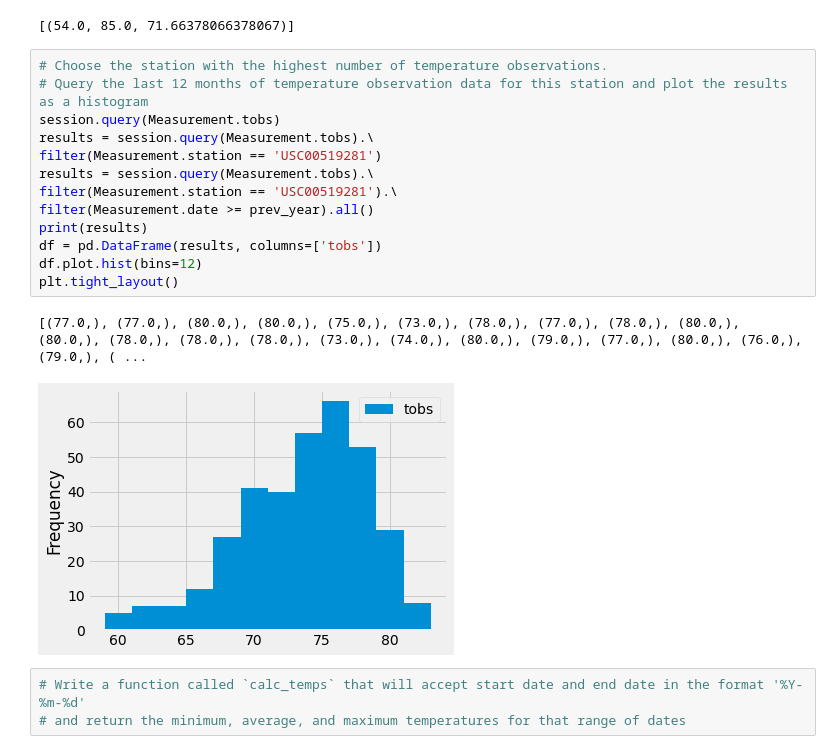
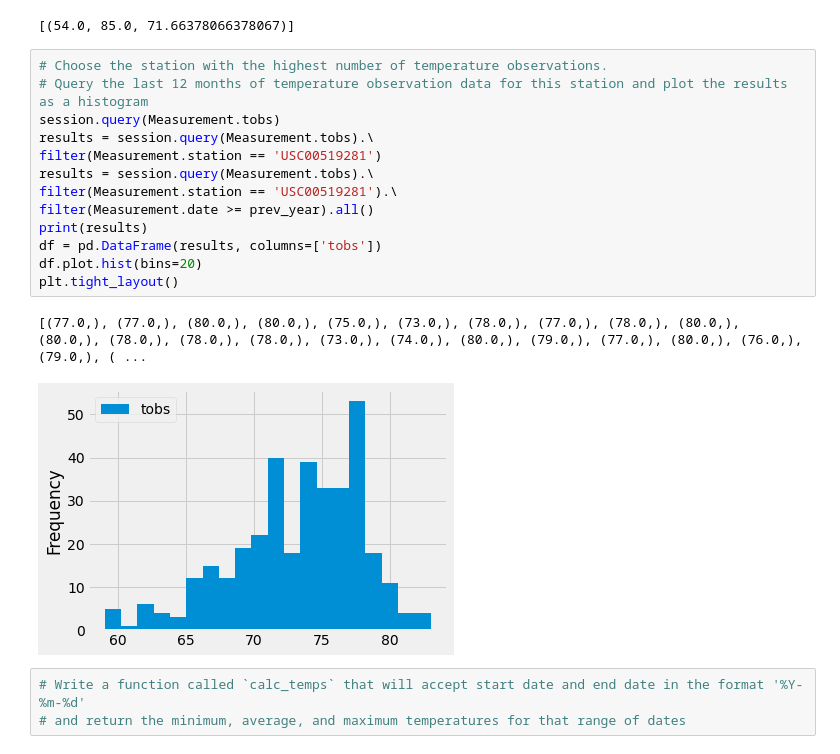
Before and after one commit to sarahbarkley/surfs_up, a Jupyter notebook: climate_analysis.ipynb, the cells around one changed output. Drawn from its saved outputs; the diff is of its cells as text.

```diff
--- a/climate_analysis.ipynb
+++ b/climate_analysis.ipynb
@@ -118,19 +118,19 @@ filter(Measurement.station == 'USC00519281').all()
 # %%
 # Choose the station with the highest number of temperature observations.
 # Query the last 12 months of temperature observation data for this station and plot the results as a histogram
 session.query(Measurement.tobs)
 results = session.query(Measurement.tobs).\
 filter(Measurement.station == 'USC00519281')
 results = session.query(Measurement.tobs).\
 filter(Measurement.station == 'USC00519281').\
 filter(Measurement.date >= prev_year).all()
 print(results)
 df = pd.DataFrame(results, columns=['tobs'])
-df.plot.hist(bins=12)
+df.plot.hist(bins=20)
 plt.tight_layout()
 # %% [output]
 [(77.0,), (77.0,), (80.0,), (80.0,), (75.0,), (73.0,), (78.0,), (77.0,), (78.0,), (80.0,), (80.0,), (78.0,), (78.0,), (78.0,), (73.0,), (74.0,), (80.0,), (79.0,), (77.0,), (80.0,), (76.0,), (79.0,), ( ...
-[figure, old version]
+[figure, new version]
 # %%
 # Write a function called `calc_temps` that will accept start date and end date in the format '%Y-%m-%d'
 # and return the minimum, average, and maximum temperatures for that range of dates
```
Also changed, not shown: 1 other file.
